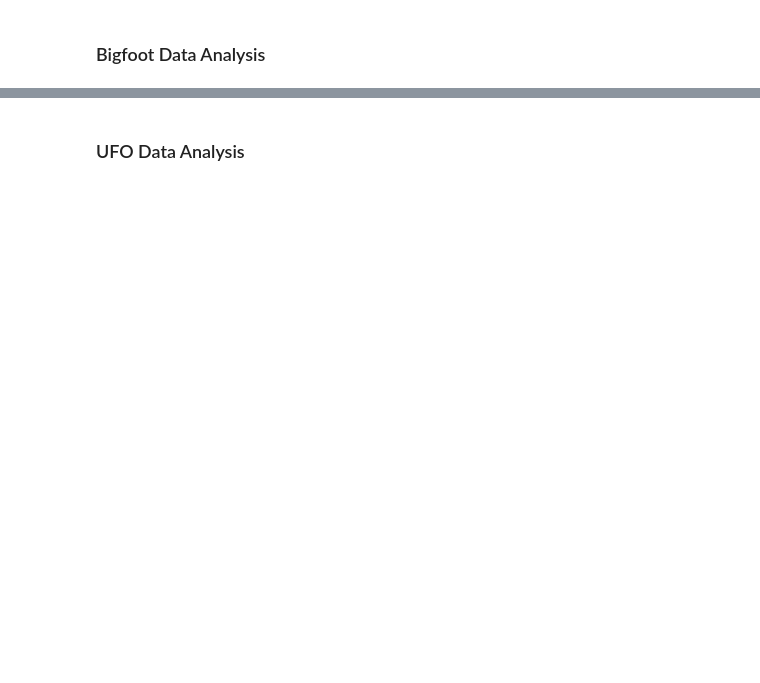
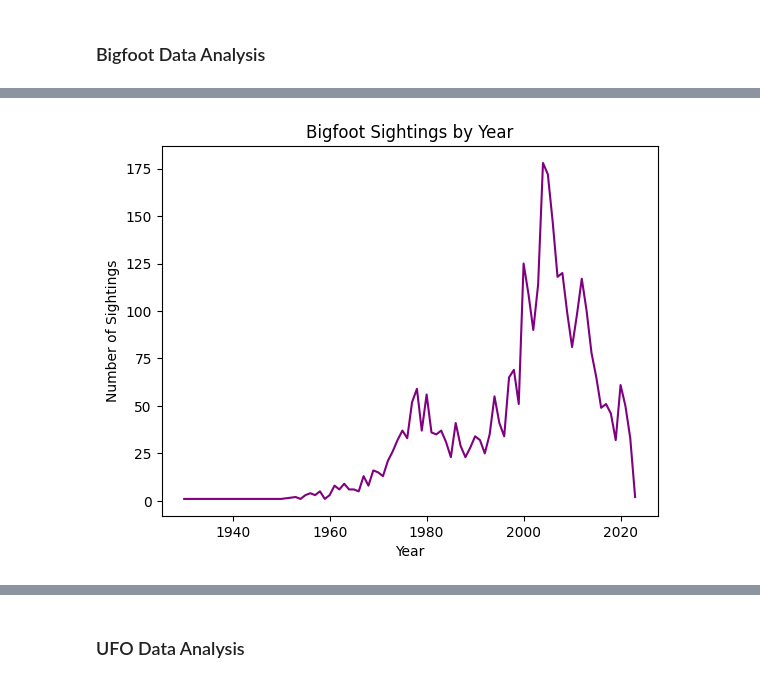
Before and after one commit to Morgen-Henry/supernatural_map, a Jupyter notebook: Data Cleaning/data_stats.ipynb, the cells around one changed output, grey strips where cells are left out. Drawn from its saved outputs; the diff is of its cells as text; code cells hidden in the pictures; blank space fills up the shorter version.

```diff
--- a/Data Cleaning/data_stats.ipynb
+++ b/Data Cleaning/data_stats.ipynb
@@ -16,0 +64,8 @@ bigfootData.head()
+# %%
+# most common years for bigfoot sightings
+bigfootData['timestamp'] = pd.to_datetime(bigfootData['timestamp'])
+# bigfootData.info()
+
+
+bf_years = bigfootData.groupby(bigfootData.timestamp.dt.year)['timestamp'].count().sort_values(ascending=False)
+bf_years
@@ -16,0 +86,13 @@ bigfootData.head()
+# %%
+# sort years
+bf_years_sorted = bf_years.sort_index()
+
+bf_years_sorted.plot(kind='line', color='purple')
+
+plt.xlabel('Year')
+plt.ylabel('Number of Sightings')
+plt.title('Bigfoot Sightings by Year')
+
+plt.savefig("..//Data Cleaning/resources/images/bigfoot_byyear.png")
+# %% [output]
+[figure, added]
```
Also changed, not shown: parts of 17 cells of this notebook, 7 other files.
